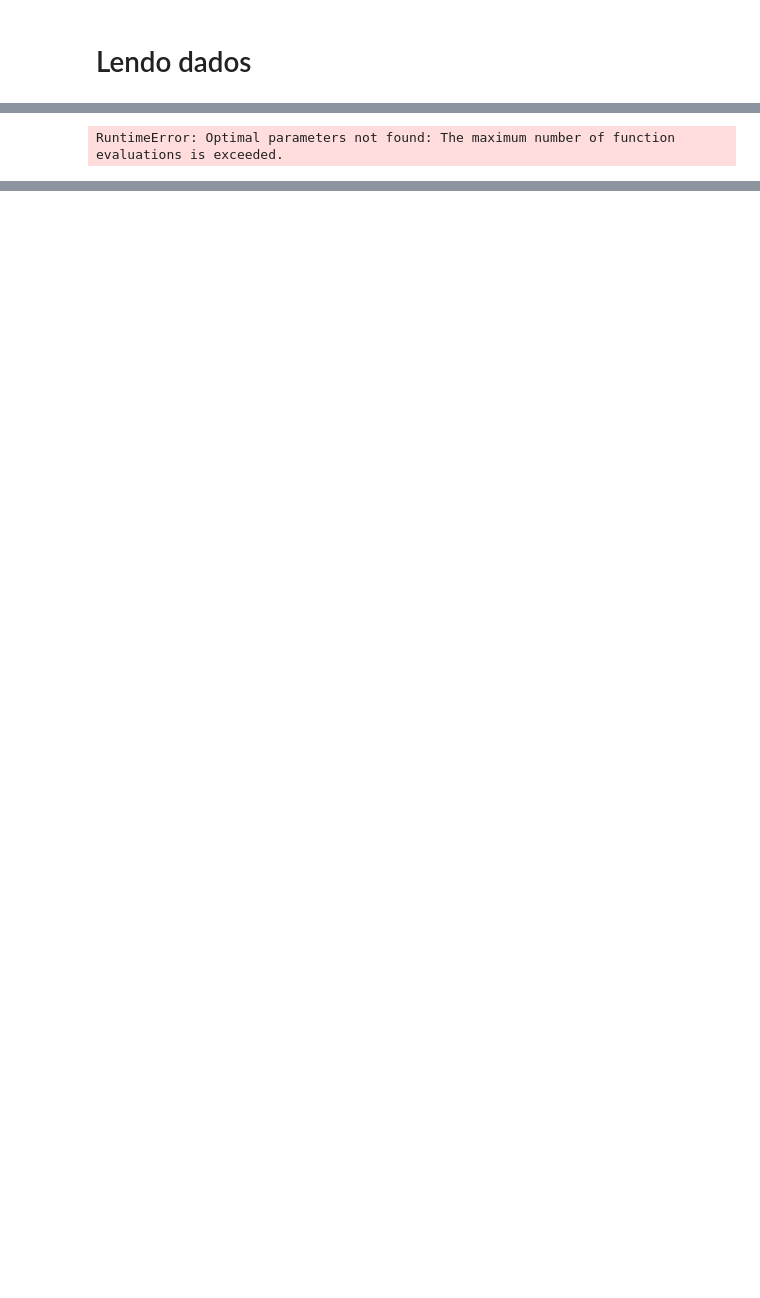
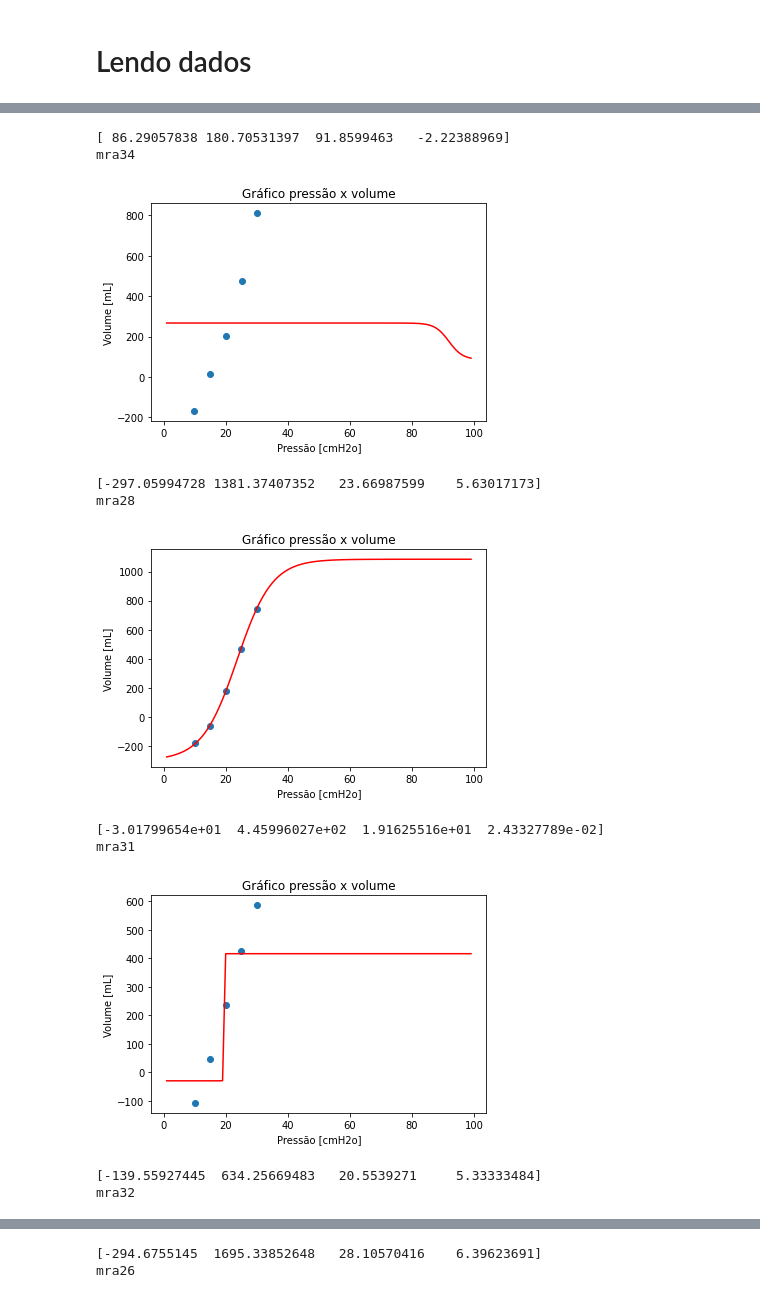
Before and after one commit to edlbcamargo/recrutabilidade, a Jupyter notebook: testa_modelos.ipynb, the cells around one changed output, grey strips where cells are left out. Drawn from its saved outputs; the diff is of its cells as text; code cells hidden in the pictures; blank space fills up the shorter version.

```diff
--- a/testa_modelos.ipynb
+++ b/testa_modelos.ipynb
@@ -192,22 +195,32 @@ dadosdf2
 # %%
 for i in range(21):
     caso_teste=i
     metodo = 'trf' # lm, dogbox, trf
-    modelo = expsalazar
+    modelo = sigmoidvenegas1
     if dadosdf2.iloc[caso_teste].n_steps ==5:
         p = dadosdf2.iloc[caso_teste].Pressoes
         v = dadosdf2.iloc[caso_teste].Volumes
         parameters, pcov = curve_fit(modelo, p, v, method=metodo)
         print(parameters)
         print(dadosdf2.iloc[caso_teste].Animal)
         meu_p = range(1,100)
         meu_v = modelo(meu_p,*parameters)
         plt.scatter(dadosdf2.iloc[caso_teste].Pressoes,v)
         plt.plot(meu_p,meu_v,'r')
         plt.title('Gráfico pressão x volume')
         plt.xlabel('Pressão [cmH2o]')
         plt.ylabel('Volume [mL]')
         plt.show()
         plt.close()
 # %% [output]
-RuntimeError: Optimal parameters not found: The maximum number of function evaluations is exceeded.
+[ 86.29057838 180.70531397  91.8599463   -2.22388969]
+mra34
+[figure, added]
+[-297.05994728 1381.37407352   23.66987599    5.63017173]
+mra28
+[figure, added]
+[-3.01799654e+01  4.45996027e+02  1.91625516e+01  2.43327789e-02]
+mra31
+[figure, added]
+[-139.55927445  634.25669483   20.5539271     5.33333484]
+mra32
@@ -213,0 +228,2 @@ RuntimeError: Optimal parameters not found: The maximum number of function evalu
+[-294.6755145  1695.33852648   28.10570416    6.39623691]
+mra26
```
Also changed, not shown: parts of 25 cells of this notebook.
